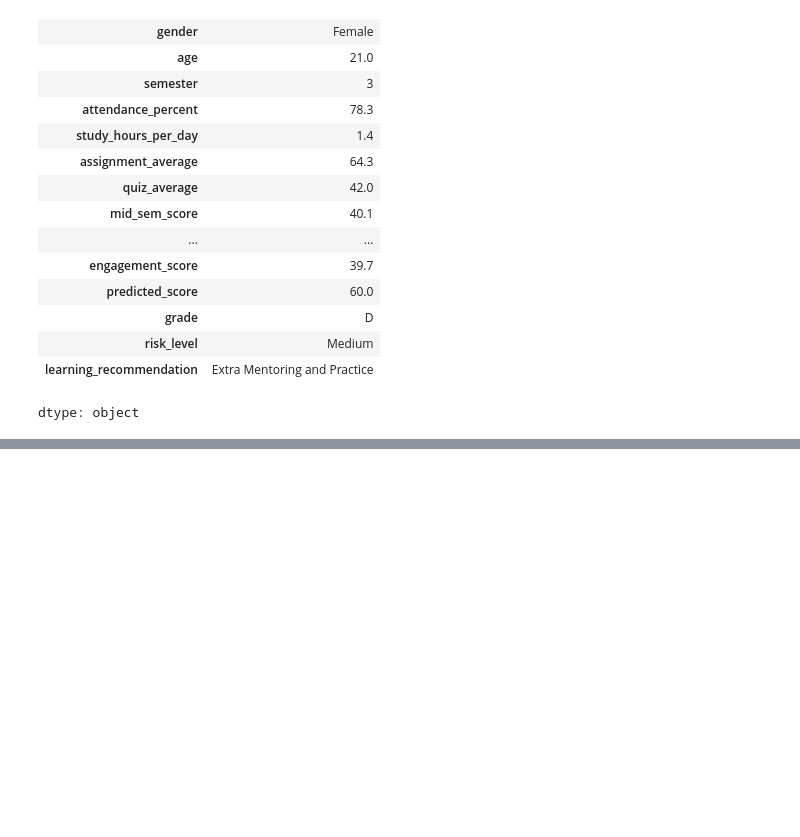
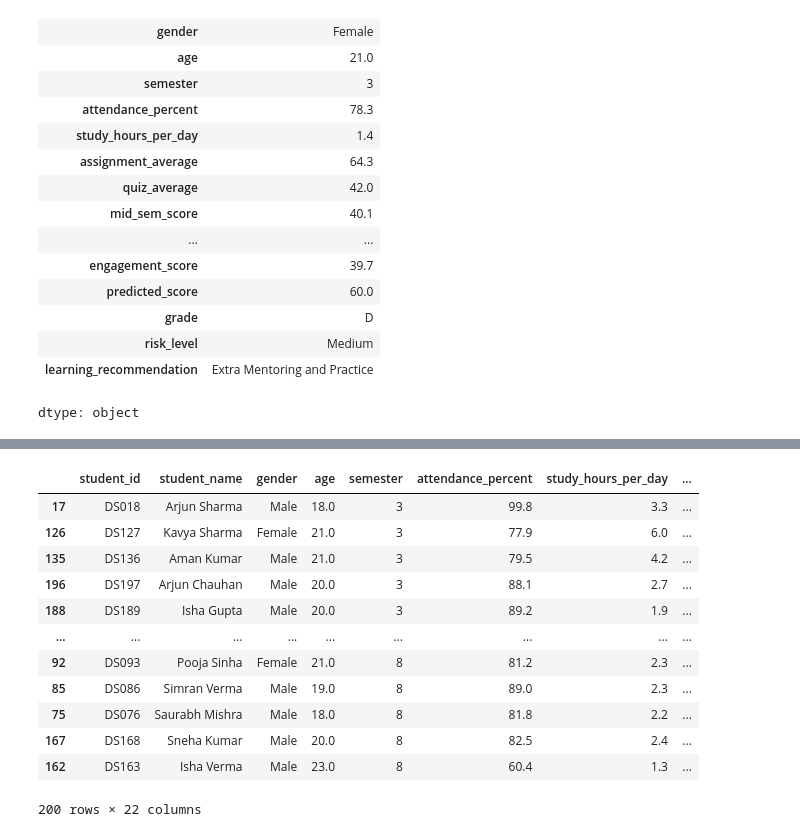
Before and after one commit to aviral911/DataScienceAndVisualization, a Jupyter notebook: numpy.ipynb, the cells around one changed output, grey strips where cells are left out. Drawn from its saved outputs; the diff is of its cells as text; code cells hidden in the pictures; blank space fills up the shorter version.

```diff
--- a/numpy.ipynb
+++ b/numpy.ipynb
@@ -565,0 +582,16 @@ dtype: object
+# %%
+df.sort_values(["semester", "predicted_score"], ascending=[True, False])
+# %% [output]
+|  | student_id | student_name | gender | age | semester | attendance_percent | study_hours_per_day | ... |
+| 17 | DS018 | Arjun Sharma | Male | 18.0 | 3 | 99.8 | 3.3 | ... |
+| 126 | DS127 | Kavya Sharma | Female | 21.0 | 3 | 77.9 | 6.0 | ... |
+| 135 | DS136 | Aman Kumar | Male | 21.0 | 3 | 79.5 | 4.2 | ... |
+| 196 | DS197 | Arjun Chauhan | Male | 20.0 | 3 | 88.1 | 2.7 | ... |
+| 188 | DS189 | Isha Gupta | Male | 20.0 | 3 | 89.2 | 1.9 | ... |
+| ... | ... | ... | ... | ... | ... | ... | ... | ... |
+| 92 | DS093 | Pooja Sinha | Female | 21.0 | 8 | 81.2 | 2.3 | ... |
+| 85 | DS086 | Simran Verma | Male | 19.0 | 8 | 89.0 | 2.3 | ... |
+| 75 | DS076 | Saurabh Mishra | Male | 18.0 | 8 | 81.8 | 2.2 | ... |
+| 167 | DS168 | Sneha Kumar | Male | 20.0 | 8 | 82.5 | 2.4 | ... |
+| 162 | DS163 | Isha Verma | Male | 23.0 | 8 | 60.4 | 1.3 | ... |
+200 rows × 22 columns
```
Also changed, not shown: parts of 4 cells of this notebook.
